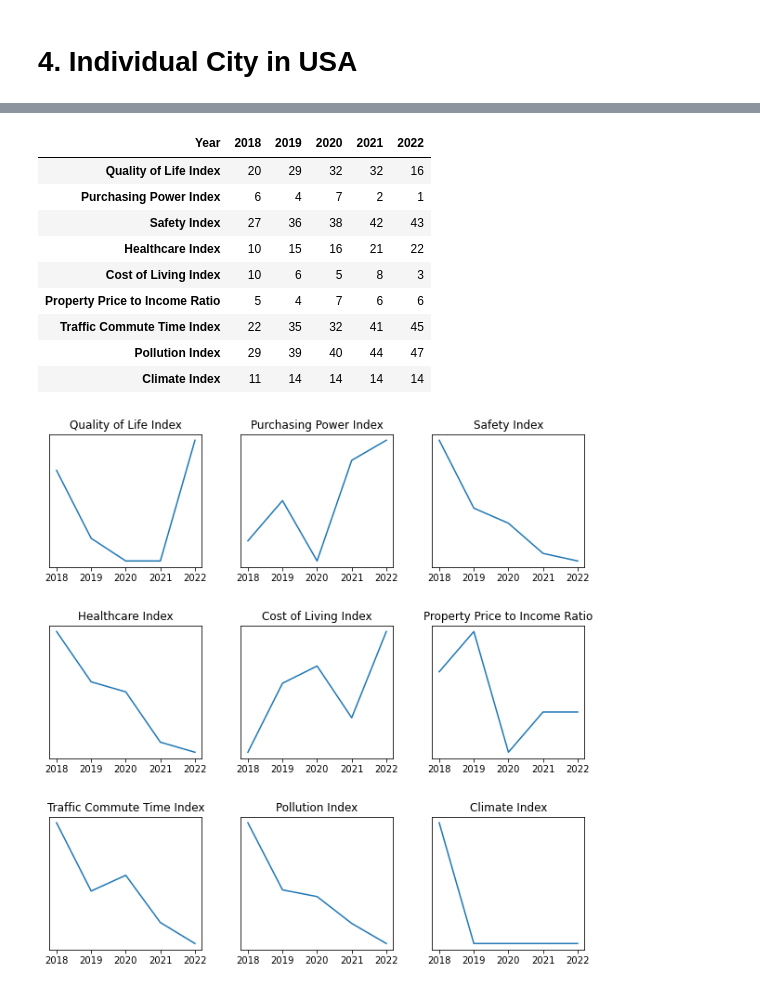
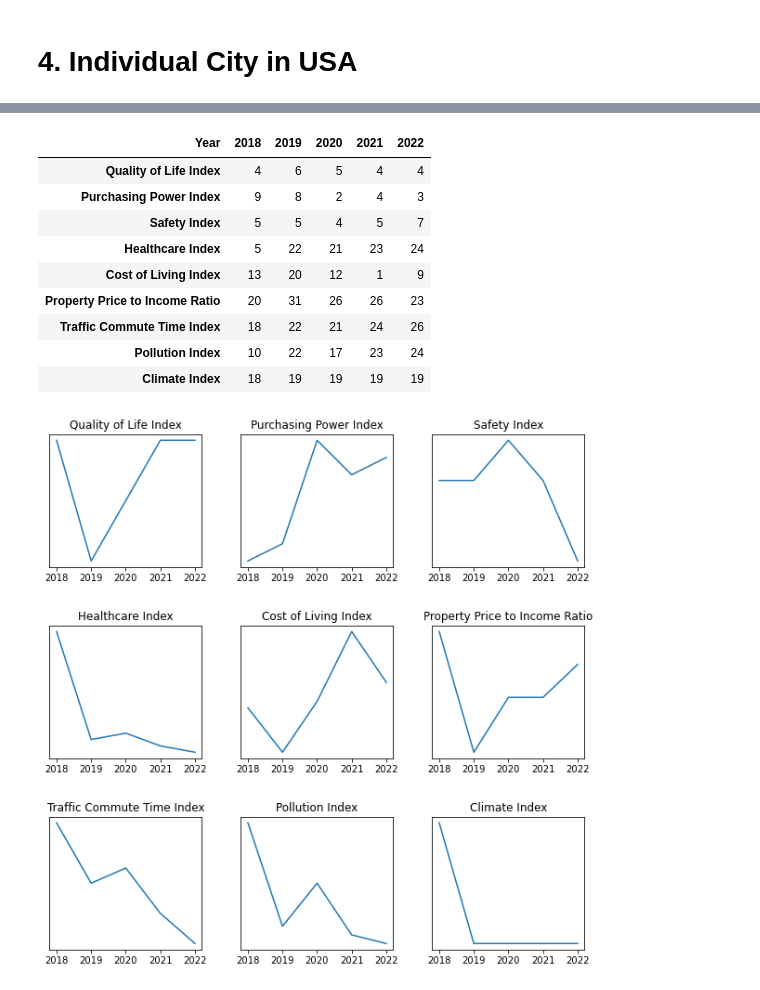
Before and after one commit to adamysyim/quality-of-life-eco395m-final, a Jupyter notebook: 03_data analysis and visualization/04_Individual city in US.ipynb, the cells around one changed output, grey strips where cells are left out. Drawn from its saved outputs; the diff is of its cells as text; code cells hidden in the pictures.

```diff
--- a/03_data analysis and visualization/04_Individual city in US.ipynb
+++ b/03_data analysis and visualization/04_Individual city in US.ipynb
@@ -150,7 +192,7 @@ df_peer_display
 ## ranking change over the year
 
 # choose city
-city = 'Houston'
+city = 'Austin'
 
 # importing ranking data
 
@@ -168,20 +210,20 @@ rank_change_raw = chosen_rows[columnsTitles].set_index('Year').T
 rank_change_raw
 # %% [output]
 | Year | 2018 | 2019 | 2020 | 2021 | 2022 |
-| Quality of Life Index | 20 | 29 | 32 | 32 | 16 |
-| Purchasing Power Index | 6 | 4 | 7 | 2 | 1 |
-| Safety Index | 27 | 36 | 38 | 42 | 43 |
-| Healthcare Index | 10 | 15 | 16 | 21 | 22 |
-| Cost of Living Index | 10 | 6 | 5 | 8 | 3 |
-| Property Price to Income Ratio | 5 | 4 | 7 | 6 | 6 |
-| Traffic Commute Time Index | 22 | 35 | 32 | 41 | 45 |
-| Pollution Index | 29 | 39 | 40 | 44 | 47 |
-| Climate Index | 11 | 14 | 14 | 14 | 14 |
+| Quality of Life Index | 4 | 6 | 5 | 4 | 4 |
+| Purchasing Power Index | 9 | 8 | 2 | 4 | 3 |
+| Safety Index | 5 | 5 | 4 | 5 | 7 |
+| Healthcare Index | 5 | 22 | 21 | 23 | 24 |
+| Cost of Living Index | 13 | 20 | 12 | 1 | 9 |
+| Property Price to Income Ratio | 20 | 31 | 26 | 26 | 23 |
+| Traffic Commute Time Index | 18 | 22 | 21 | 24 | 26 |
+| Pollution Index | 10 | 22 | 17 | 23 | 24 |
+| Climate Index | 18 | 19 | 19 | 19 | 19 |
 # %%
 ## visualize change in each index for the chosen city
 
 # choose city
-city = 'Houston'
+city = 'Austin'
 
 # importing ranking data
 
@@ -209,34 +251,34 @@ axs[0, 1].yaxis.set_visible(False)
 axs[0, 2].plot(rank_change_raw.iloc[2])
 axs[0, 2].set_title(rank_change_raw.index[2])
 axs[0, 2].invert_yaxis()
 axs[0, 2].yaxis.set_visible(False)
 axs[1, 0].plot(rank_change_raw.iloc[3])
 axs[1, 0].set_title(rank_change_raw.index[3])
 axs[1, 0].invert_yaxis()
 axs[1, 0].yaxis.set_visible(False)
 axs[1, 1].plot(rank_change_raw.iloc[4])
 axs[1, 1].set_title(rank_change_raw.index[4])
 axs[1, 1].invert_yaxis()
 axs[1, 1].yaxis.set_visible(False)
 axs[1, 2].plot(rank_change_raw.iloc[5])
 axs[1, 2].set_title(rank_change_raw.index[5])
 axs[1, 2].invert_yaxis()
 axs[1, 2].yaxis.set_visible(False)
 axs[2, 0].plot(rank_change_raw.iloc[6])
 axs[2, 0].set_title(rank_change_raw.index[6])
 axs[2, 0].invert_yaxis()
 axs[2, 0].yaxis.set_visible(False)
 axs[2, 1].plot(rank_change_raw.iloc[7])
 axs[2, 1].set_title(rank_change_raw.index[7])
 axs[2, 1].invert_yaxis()
 axs[2, 1].yaxis.set_visible(False)
 axs[2, 2].plot(rank_change_raw.iloc[8])
 axs[2, 2].set_title(rank_change_raw.index[8])
 axs[2, 2].invert_yaxis()
 axs[2, 2].yaxis.set_visible(False)
 fig.tight_layout(pad=3, w_pad=3, h_pad=3)
 # %% [output]
-[figure, old version]
+[figure, new version]
 # %%
 ## visualizing each ranking change
 
```
Also changed, not shown: parts of 8 cells of this notebook, 7 other files.
